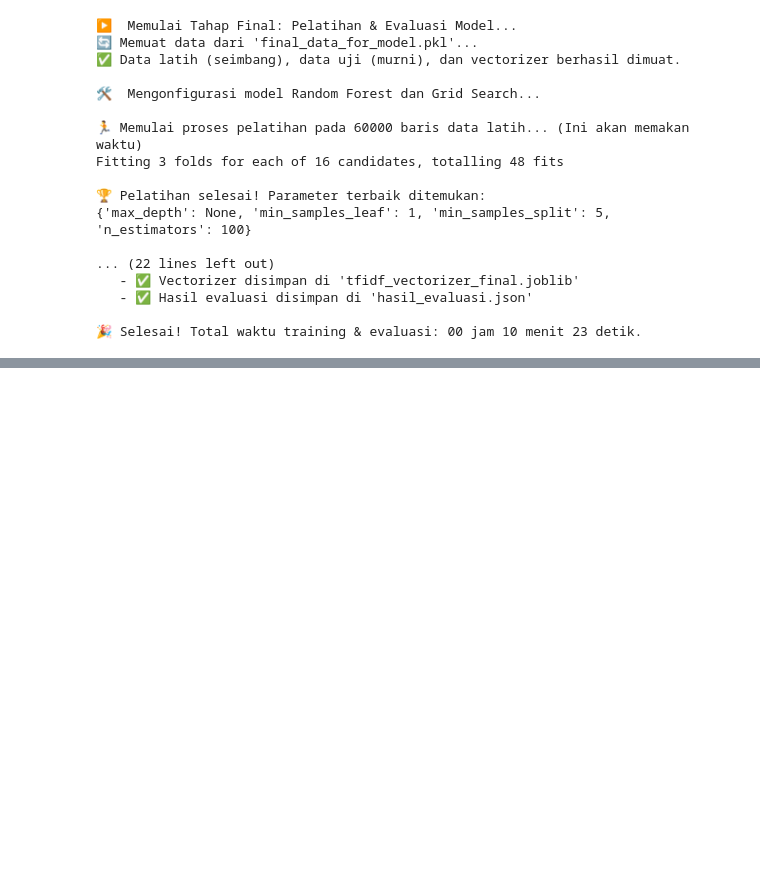
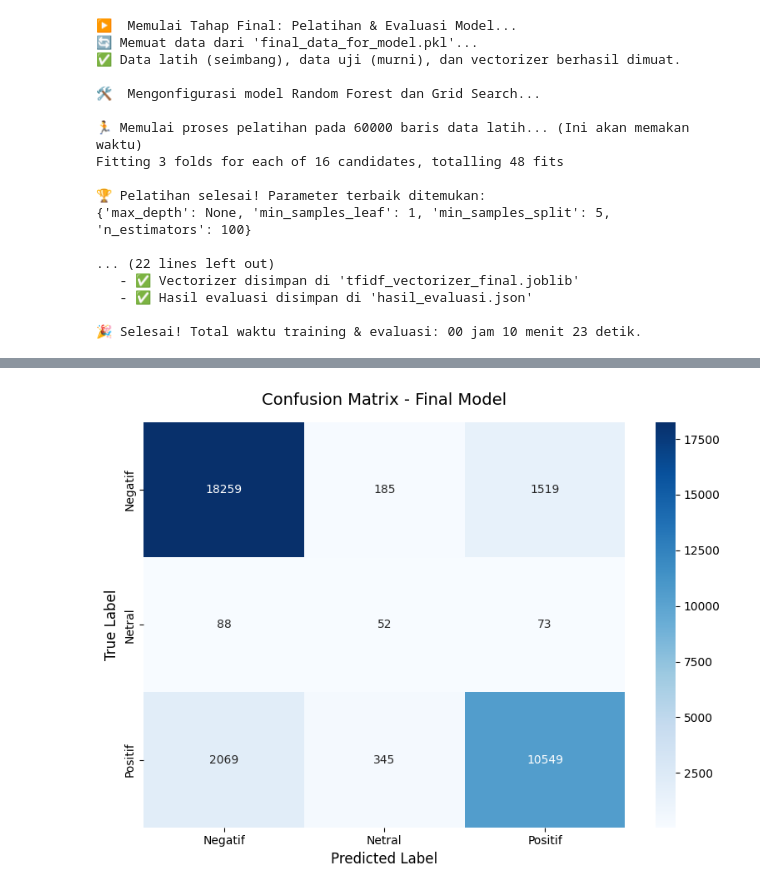
Before and after one commit to PatrikGalihAdiParananda/analisis_sentimen_2, a Jupyter notebook: notebooks/filx bersish data.ipynb, the cells around one changed output, grey strips where cells are left out. Cells and saved outputs as stored; diff of their text form; code cells hidden in the pictures; blank space fills up the shorter version.

```diff
--- a/notebooks/filx bersish data.ipynb
+++ b/notebooks/filx bersish data.ipynb
@@ -1121,3 +1113,67 @@ Fitting 3 folds for each of 16 candidates, totalling 48 fits
    - ✅ Hasil evaluasi disimpan di 'hasil_evaluasi.json'
 
 🎉 Selesai! Total waktu training & evaluasi: 00 jam 10 menit 23 detik.
+# %%
+import pickle
+import joblib
+import pandas as pd
+import matplotlib.pyplot as plt
+import seaborn as sns
+from sklearn.metrics import classification_report, confusion_matrix
+
+def evaluate_existing_model():
+    print("▶️ Memuat data uji dan model yang sudah dilatih...")
+
+    # 1. Load Data Uji
+    try:
+        with open("final_data_for_model.pkl", 'rb') as f:
+            data = pickle.load(f)
+        X_test = data['X_test_original']
+        y_test = data['y_test_original']
+        print("✅ Data uji berhasil dimuat.")
+    except FileNotFoundError:
+        print("❌ File 'final_data_for_model.pkl' tidak ditemukan!")
+        return
+
+    # 2. Load Model yang sudah dilatih
+    try:
+        model = joblib.load("model_random_forest_final.joblib")
+        print("✅ Model berhasil dimuat.")
+    except FileNotFoundError:
+        print("❌ File 'model_random_forest_final.joblib' tidak ditemukan!")
+        return
+
+    # 3. Lakukan Prediksi (Tanpa melatih ulang)
+    print("\n🔬 Melakukan prediksi pada data uji...")
+    y_pred = model.predict(X_test)
+
+    # 4. Tampilkan Classification Report
+    print("\n" + "="*50)
+    print("📊 CLASSIFICATION REPORT")
+    print("="*50)
+    print(classification_report(y_test, y_pred))
+
+    # 5. Buat dan Tampilkan Visualisasi Confusion Matrix
+    print("\n📈 Membuat plot Confusion Matrix...")
+    cm = confusion_matrix(y_test, y_pred, labels=model.classes_)
+
+    plt.figure(figsize=(8, 6))
+    sns.heatmap(cm, annot=True, fmt='d', cmap='Blues',
+                xticklabels=model.classes_,
+                yticklabels=model.classes_)
+
+    plt.title('Confusion Matrix - Final Model', fontsize=14, pad=15)
+    plt.xlabel('Predicted Label', fontsize=12)
+    plt.ylabel('True Label', fontsize=12)
+    plt.tight_layout()
+
+    # Menyimpan gambar confusion matrix (opsional)
+    plt.savefig('confusion_matrix_plot.png')
+    print("✅ Gambar confusion matrix disimpan sebagai 'confusion_matrix_plot.png'")
+
+    # Menampilkan plot di layar
+    plt.show()
+
+if __name__ == "__main__":
+    evaluate_existing_model()
+# %% [output]
@@ -1123,0 +1197 @@ Fitting 3 folds for each of 16 candidates, totalling 48 fits
+[figure, added]
```
Also changed, not shown: parts of 5 cells of this notebook, 11 other files.
